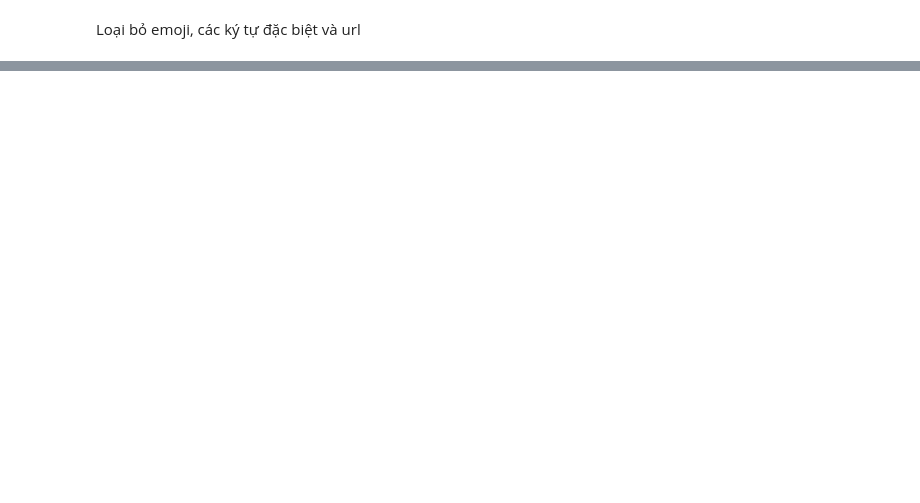
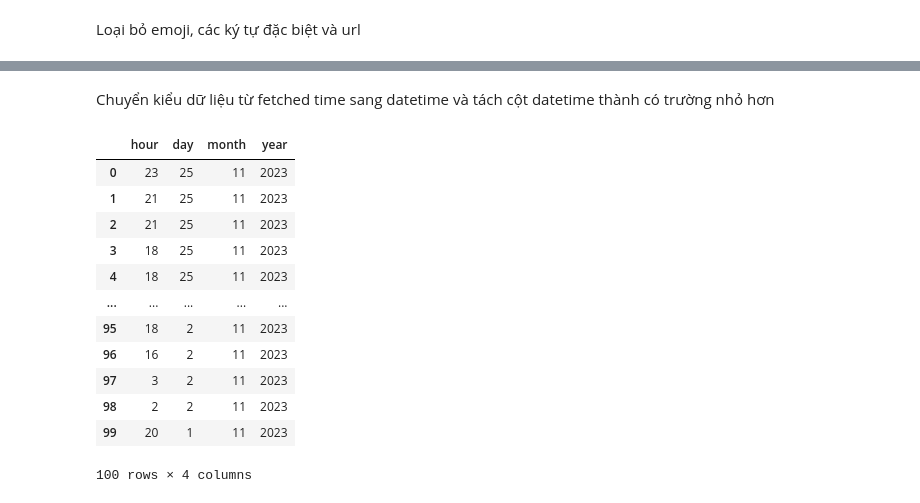
Before and after one commit to phamhoangf/final_project, a Jupyter notebook: Cleaning _PreProcessing.ipynb, the cells around one changed output, grey strips where cells are left out. Saved outputs shown, nothing was run; the diff lists cells and outputs as text; code cells hidden in the pictures; blank space fills up the shorter version.

```diff
--- a/Cleaning _PreProcessing.ipynb
+++ b/Cleaning _PreProcessing.ipynb
@@ -26,6 +79,4 @@ import seaborn as sns
 # %% [markdown]
 Kiểm tra và loại bỏ những dòng dữ liệu trùng lặp trong dataframe
-# %%
-raw_df = pd.read_csv('Data\RDVNReborn.csv')
 # %%
 raw_df=raw_df.drop_duplicates()
@@ -50,4 +82,0 @@ Loại bỏ những hàng dữ liệu không có giá trị
-# %%
-raw_df=raw_df.dropna(subset=['text','post_text','reactions','video'],how='all')
-# %%
-raw_df=raw_df.dropna(subset=['reactions'],how='all')
@@ -58,3 +83,5 @@ raw_df=raw_df.dropna(axis=1,how='all')
+# %%
+raw_df.fillna(0,inplace=True)
 # %%
 raw_df.info()
 # %% [output]
@@ -127,0 +140,25 @@ raw_df
+# %% [markdown]
+Chuyển kiểu dữ liệu từ fetched time sang datetime và tách cột datetime thành có trường nhỏ hơn
+# %%
+# Chuyển kiểu dữ liệu của fetched_time sang datetime64
+raw_df['time'] = pd.to_datetime(raw_df['time'])
+
+raw_df['hour'] = raw_df['time'].dt.hour
+raw_df['day'] = raw_df['time'].dt.day
+raw_df['month'] = raw_df['time'].dt.month
+raw_df['year'] = raw_df['time'].dt.year
+raw_df[['hour', 'day', 'month', 'year']]
+# %% [output]
+|  | hour | day | month | year |
+| 0 | 23 | 25 | 11 | 2023 |
+| 1 | 21 | 25 | 11 | 2023 |
+| 2 | 21 | 25 | 11 | 2023 |
+| 3 | 18 | 25 | 11 | 2023 |
+| 4 | 18 | 25 | 11 | 2023 |
+| ... | ... | ... | ... | ... |
+| 95 | 18 | 2 | 11 | 2023 |
+| 96 | 16 | 2 | 11 | 2023 |
+| 97 | 3 | 2 | 11 | 2023 |
+| 98 | 2 | 2 | 11 | 2023 |
+| 99 | 20 | 1 | 11 | 2023 |
+100 rows × 4 columns
```
Also changed, not shown: parts of 21 cells of this notebook, 8 other files.
